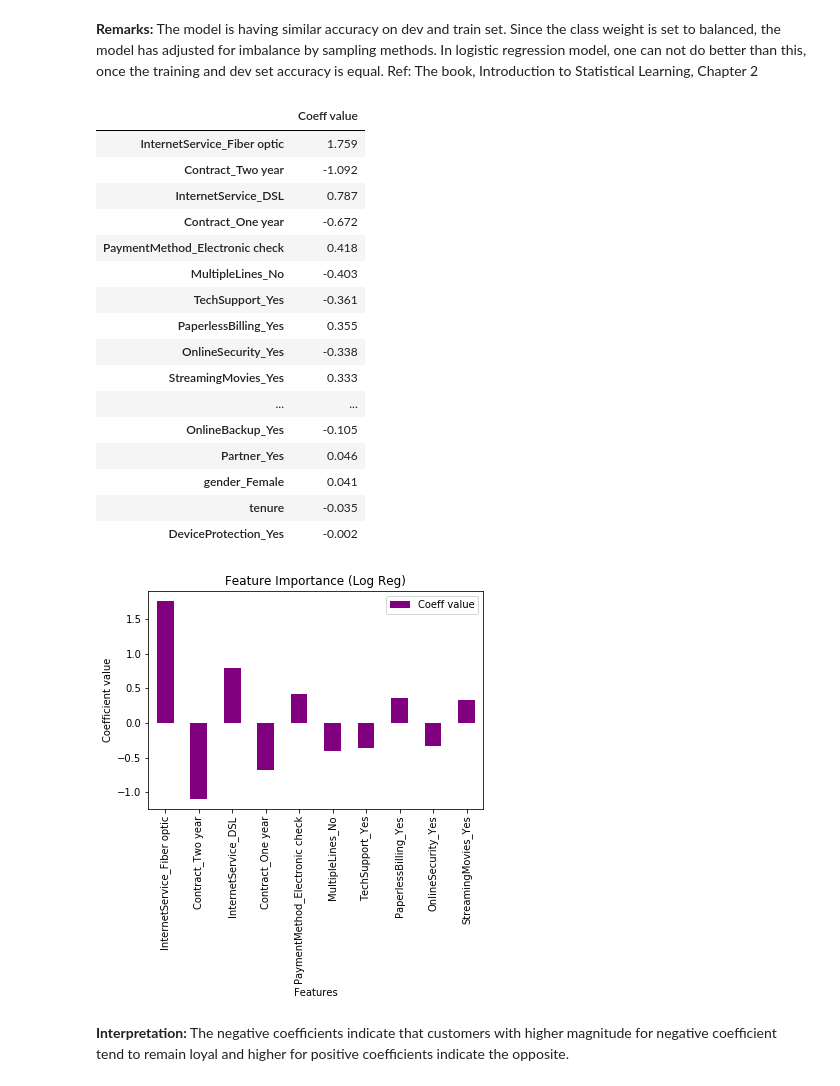
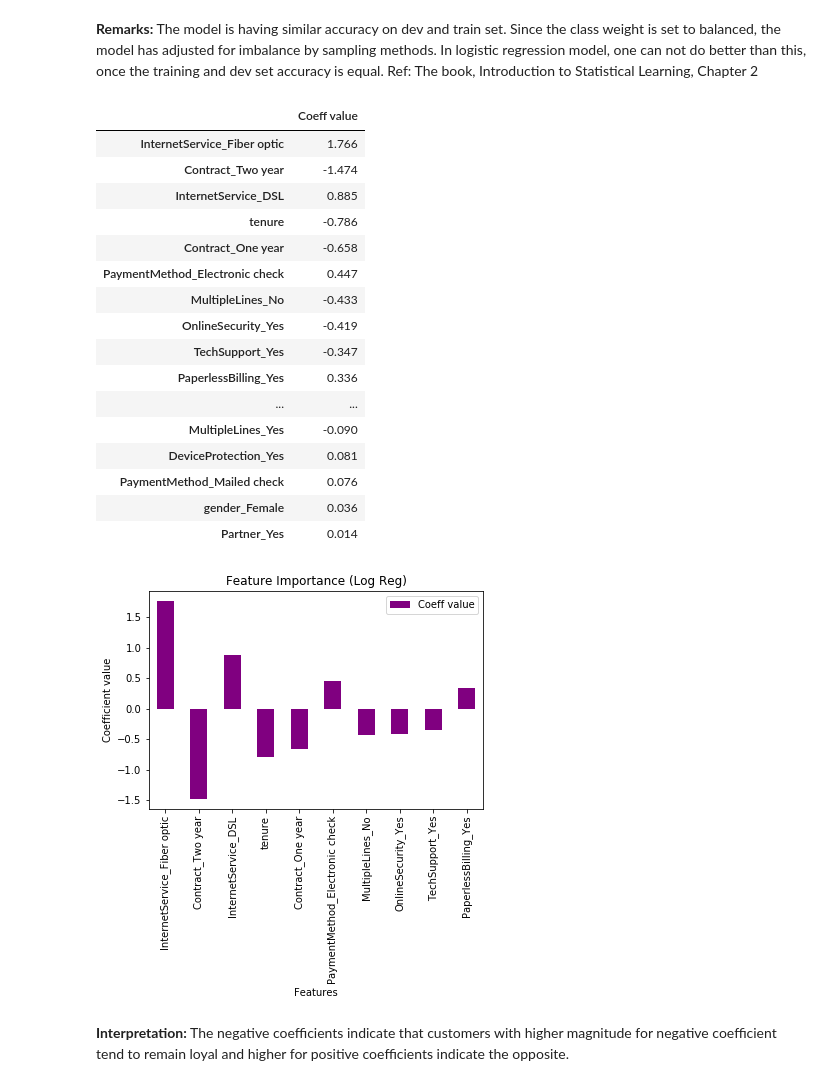
Before and after one commit to aparnack/data_science, a Jupyter notebook: projects/customer_retention/Retention.ipynb, the cells around one changed output. Saved outputs shown, nothing was run; the diff lists cells and outputs as text; code cells hidden in the pictures.

```diff
--- a/projects/customer_retention/Retention.ipynb
+++ b/projects/customer_retention/Retention.ipynb
@@ -344,6 +344,7 @@ temp = ch[['tenure','MonthlyCharges','SeniorCitizen']]
 X.drop(['tenure','MonthlyCharges','SeniorCitizen'],axis=1,inplace=True)
 X = X.apply(lambda x: x.astype('category')).apply(lambda x: x.cat.codes)
 X[['tenure','MonthlyCharges','SeniorCitizen']] = temp
+X1 = X.copy() # Saving a copy
 # %%
 # We will reduce all features to 2D by PCA.
 from sklearn.decomposition import PCA
@@ -375,6 +376,8 @@ Percentage Variance by removing TotalCharges: [  6.54000000e+01   3.41100000e+01
 # %%
-X1 = X.drop(['MonthlyCharges'],axis=1,inplace=False)
+X1.drop(['MonthlyCharges'],axis=1,inplace=True)
 fig = plt.figure(figsize=(12,6))
+sc = StandardScaler()
+X1 = sc.fit_transform(X1)
 xx = pca.fit_transform(X1)
 xs = xx[:,0]
 ys = xx[:,1]
@@ -615,6 +617,9 @@ from sklearn import tree
 
 There are two numerical variables, and they don't need standardization. Result in terms of performance is found to be same with and without. Hence not doing.
 # %%
+# Keep a copy to access columns
+Xcpy = X.copy()
+X['tenure'] = X['tenure'].transform(lambda x: (x - x.mean()) / x.std())
 Xtrain, Xdev, ytrain,ydev = train_test_split(X,y,test_size=0.4,stratify=y)
 # This is commented because hyperparameter tuning is not done currently.
 #Xdev, Xtest, ydev,ytest = train_test_split(Xt,yt,test_size=0.5,random_state=42,stratify=yt)
@@ -673,33 +678,33 @@ Text(0.5,0,'False Positive Rate')
 # %%
 coeff=logreg.coef_
 intercept = logreg.intercept_
 coeffs_b= logreg.coef_[0,np.argsort(abs(logreg.coef_[0,:]))[::-1]]
-names_b = list(X.columns[np.argsort(abs(logreg.coef_[0,:]))[::-1]])
+names_b = list(Xcpy.columns[np.argsort(abs(logreg.coef_[0,:]))[::-1]])
 logfimp = pd.DataFrame(np.round(coeffs_b,3),index=names_b,columns=['Coeff value'])
 _ = logfimp.head(10).plot.bar(color='purple')
 _ = plt.title('Feature Importance (Log Reg)')
 _ = plt.ylabel('Coefficient value')
 _ = plt.xlabel('Features')
 logfimp
 # %% [output]
 |  | Coeff value |
-| InternetService_Fiber optic | 1.759 |
-| Contract_Two year | -1.092 |
-| InternetService_DSL | 0.787 |
-| Contract_One year | -0.672 |
-| PaymentMethod_Electronic check | 0.418 |
-| MultipleLines_No | -0.403 |
-| TechSupport_Yes | -0.361 |
-| PaperlessBilling_Yes | 0.355 |
-| OnlineSecurity_Yes | -0.338 |
-| StreamingMovies_Yes | 0.333 |
+| InternetService_Fiber optic | 1.766 |
+| Contract_Two year | -1.474 |
+| InternetService_DSL | 0.885 |
+| tenure | -0.786 |
+| Contract_One year | -0.658 |
+| PaymentMethod_Electronic check | 0.447 |
+| MultipleLines_No | -0.433 |
+| OnlineSecurity_Yes | -0.419 |
+| TechSupport_Yes | -0.347 |
+| PaperlessBilling_Yes | 0.336 |
 | ... | ... |
-| OnlineBackup_Yes | -0.105 |
-| Partner_Yes | 0.046 |
-| gender_Female | 0.041 |
-| tenure | -0.035 |
-| DeviceProtection_Yes | -0.002 |
+| MultipleLines_Yes | -0.090 |
+| DeviceProtection_Yes | 0.081 |
+| PaymentMethod_Mailed check | 0.076 |
+| gender_Female | 0.036 |
+| Partner_Yes | 0.014 |
-[figure, old version]
+[figure, new version]
 # %% [markdown]
 **Interpretation:** The negative coefficients indicate that customers with higher magnitude for negative coefficient tend to remain loyal and higher for positive coefficients indicate the opposite.
 # %% [markdown]
```
Also changed, not shown: parts of 24 cells of this notebook.
